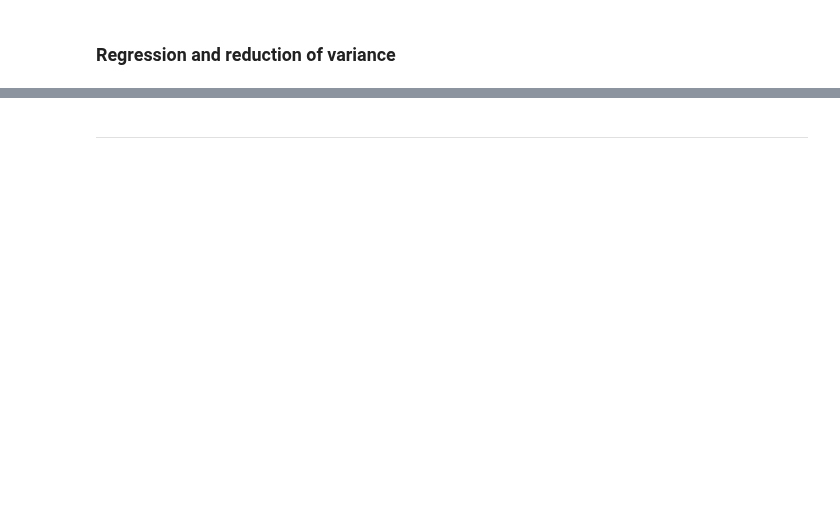
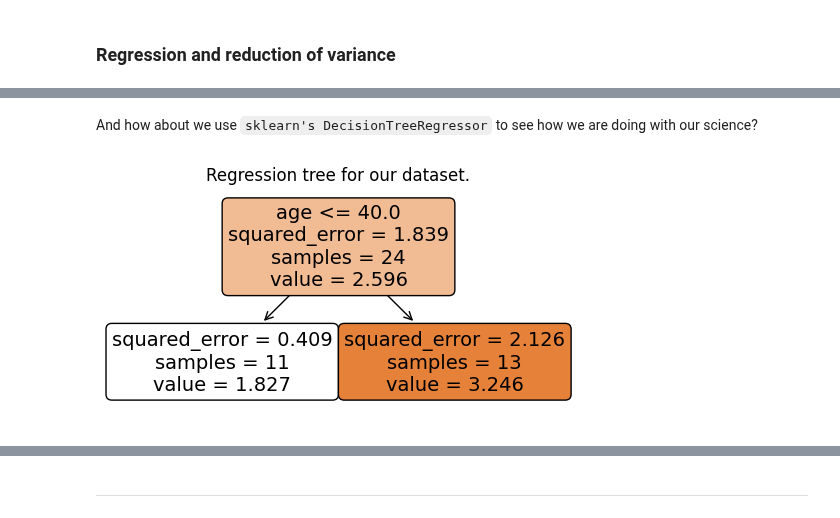
Before and after one commit to datakolektiv/dss03python2023, a Jupyter notebook: session20/dss03_py_session20.ipynb, the cells around one changed output, grey strips where cells are left out. Saved outputs shown, nothing was run; the diff lists cells and outputs as text; code cells hidden in the pictures; blank space fills up the shorter version.

```diff
--- a/session20/dss03_py_session20.ipynb
+++ b/session20/dss03_py_session20.ipynb
@@ -862,0 +1126,18 @@ Up until now we have introduced
+# %% [markdown]
+And how about we use `sklearn's DecisionTreeRegressor` to see how we are doing with our science?
+# %%
+dc = DecisionTreeRegressor(max_depth=1, criterion='squared_error')
+
+dc.fit(df_income[['age']], df_income['income'])
+
+# plot the DT
+fig = plt.figure(figsize=(6, 3))
+_ = tree.plot_tree(dc,
+                   feature_names=dc.feature_names_in_,
+                   class_names=['no', 'yes'],
+                   filled=True,
+                   rounded=True)
+
+plt.gca().set_title('Regression tree for our dataset.');
+# %% [output]
+[figure, added]
```
Also changed, not shown: parts of 108 cells of this notebook, 1 other file.
